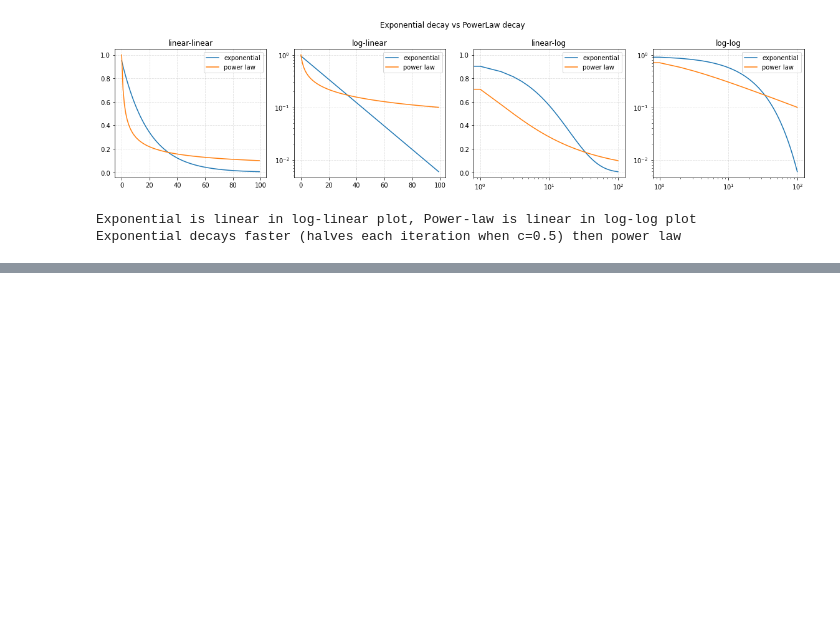
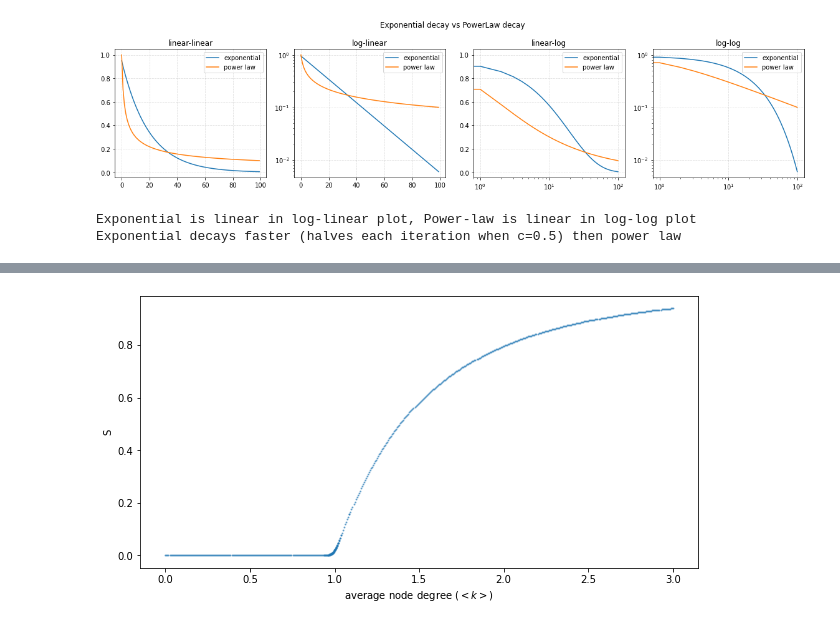
Before and after one commit to charelF/ComplexSystems, a Jupyter notebook: fun.ipynb, the cells around one changed output, grey strips where cells are left out. Cells and saved outputs as stored; diff of their text form; code cells hidden in the pictures; blank space fills up the shorter version.

```diff
--- a/fun.ipynb
+++ b/fun.ipynb
@@ -347,0 +395,28 @@ Exponential decays faster (halves each iteration when c=0.5) then power law
+# %%
+N = 100
+lastX = 30
+M = 500
+
+avgks = np.array([[x]*lastX for x in np.linspace(0,3,M)])
+periods = np.empty((M, lastX))
+
+for i in range(M):
+    avgk = avgks[i,0]
+    s = 0.1
+    Y = np.empty(N)
+    for j in range(N):
+        s = f(s, avgk)
+        Y[j] = s
+    uni = np.unique(np.round(Y[-lastX:],3))
+    periods[i] = np.pad(
+        uni, (0, lastX-uni.shape[0]),
+        "constant", constant_values=(np.nan)
+    )
+
+plt.figure(figsize=(10,5))
+plt.scatter(avgks, periods, s=1, alpha=0.5)
+plt.ylabel("S")
+plt.xlabel("average node degree ($<k>$)")
+plt.show()
+# %% [output]
+[figure, added]
```
Also changed, not shown: parts of 3 cells of this notebook.
